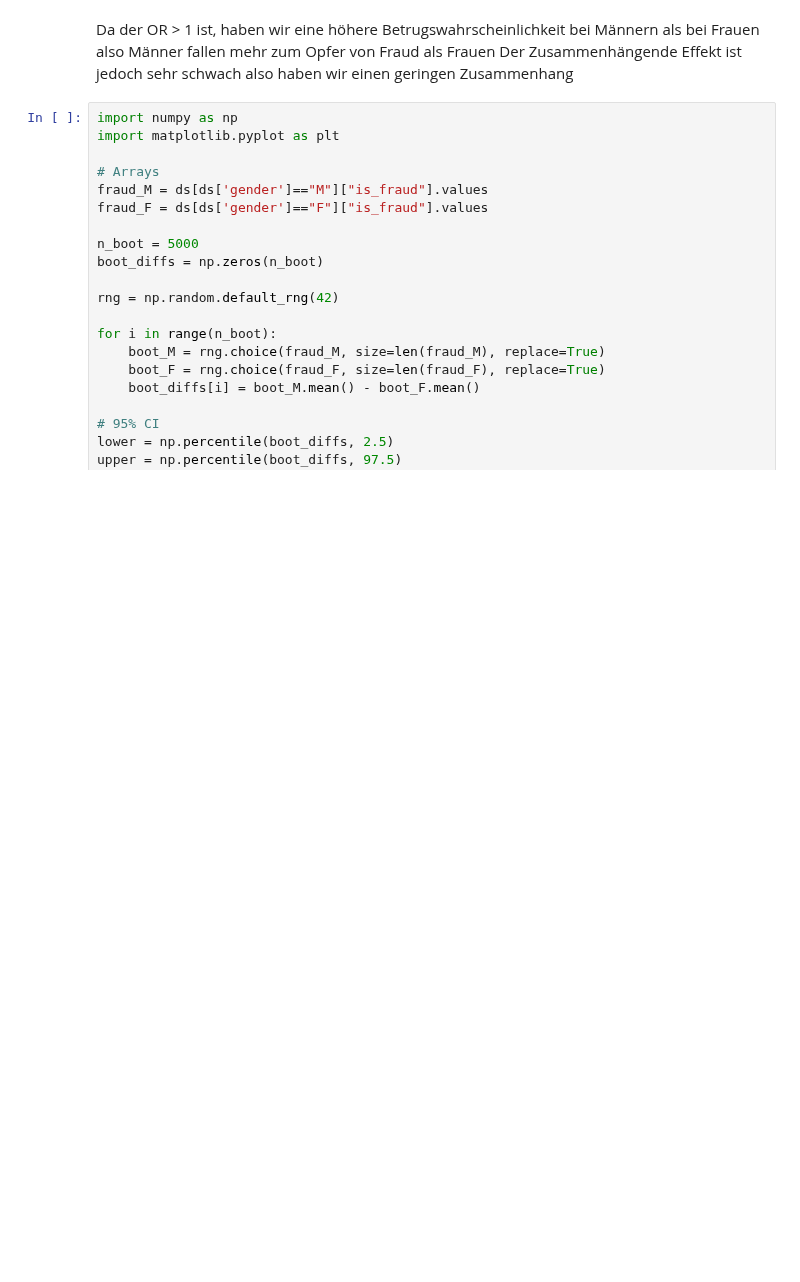
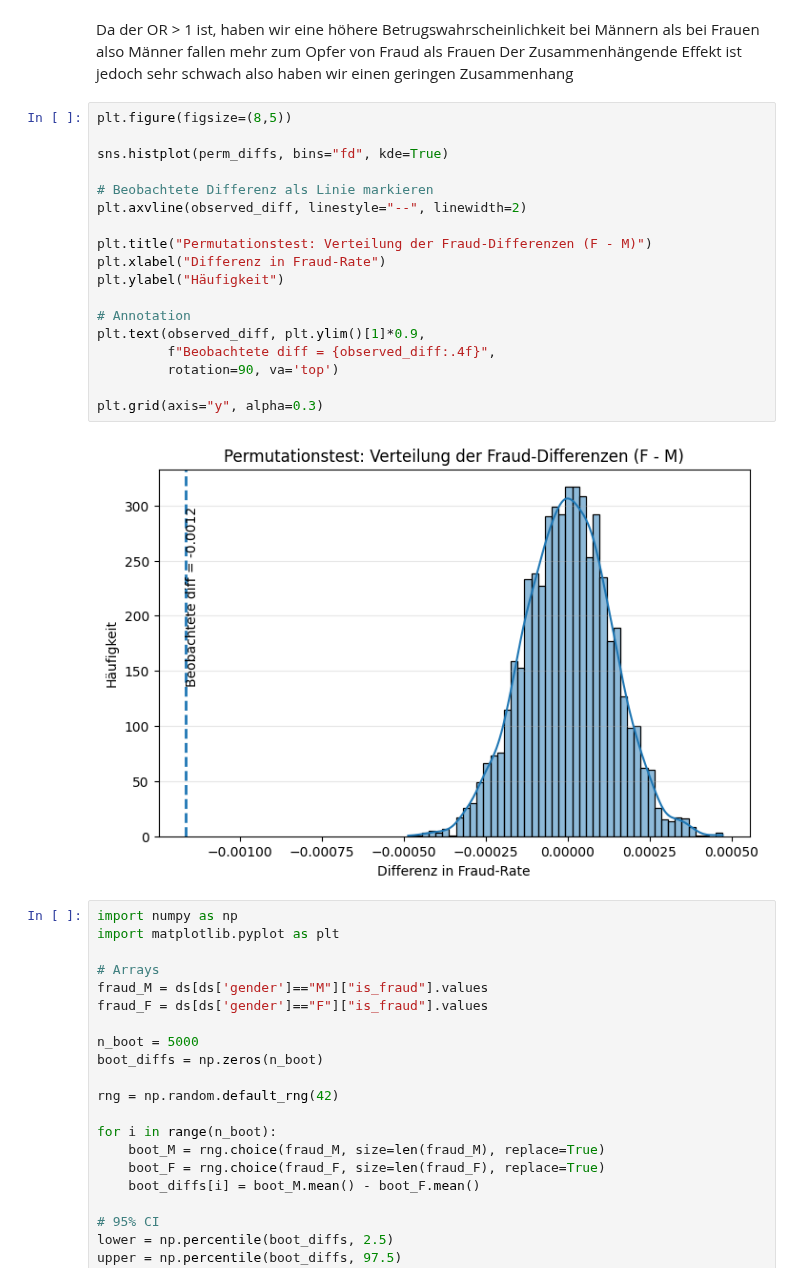
Before and after one commit to philethaler/Statistik-Datenbank, a Jupyter notebook: Analyse_7und8.ipynb, the cells around one changed output. Drawn from its saved outputs; the diff is of its cells as text; blank space fills up the shorter version.

```diff
--- a/Analyse_7und8.ipynb
+++ b/Analyse_7und8.ipynb
@@ -298,6 +298,26 @@ Cramér's V: 0.007631322322803248
 # %% [markdown]
 Da der OR > 1 ist, haben wir eine höhere Betrugswahrscheinlichkeit bei Männern als bei Frauen also Männer fallen mehr zum Opfer von Fraud als Frauen
 Der Zusammenhängende Effekt ist jedoch sehr schwach also haben wir einen geringen Zusammenhang
+# %%
+plt.figure(figsize=(8,5))
+
+sns.histplot(perm_diffs, bins="fd", kde=True)
+
+# Beobachtete Differenz als Linie markieren
+plt.axvline(observed_diff, linestyle="--", linewidth=2)
+
+plt.title("Permutationstest: Verteilung der Fraud-Differenzen (F - M)")
+plt.xlabel("Differenz in Fraud-Rate")
+plt.ylabel("Häufigkeit")
+
+# Annotation
+plt.text(observed_diff, plt.ylim()[1]*0.9,
+         f"Beobachtete diff = {observed_diff:.4f}",
+         rotation=90, va='top')
+
+plt.grid(axis="y", alpha=0.3)
+# %% [output]
+[figure, added]
 # %%
 import numpy as np
 import matplotlib.pyplot as plt
```
Also changed, not shown: parts of 2 cells of this notebook.
